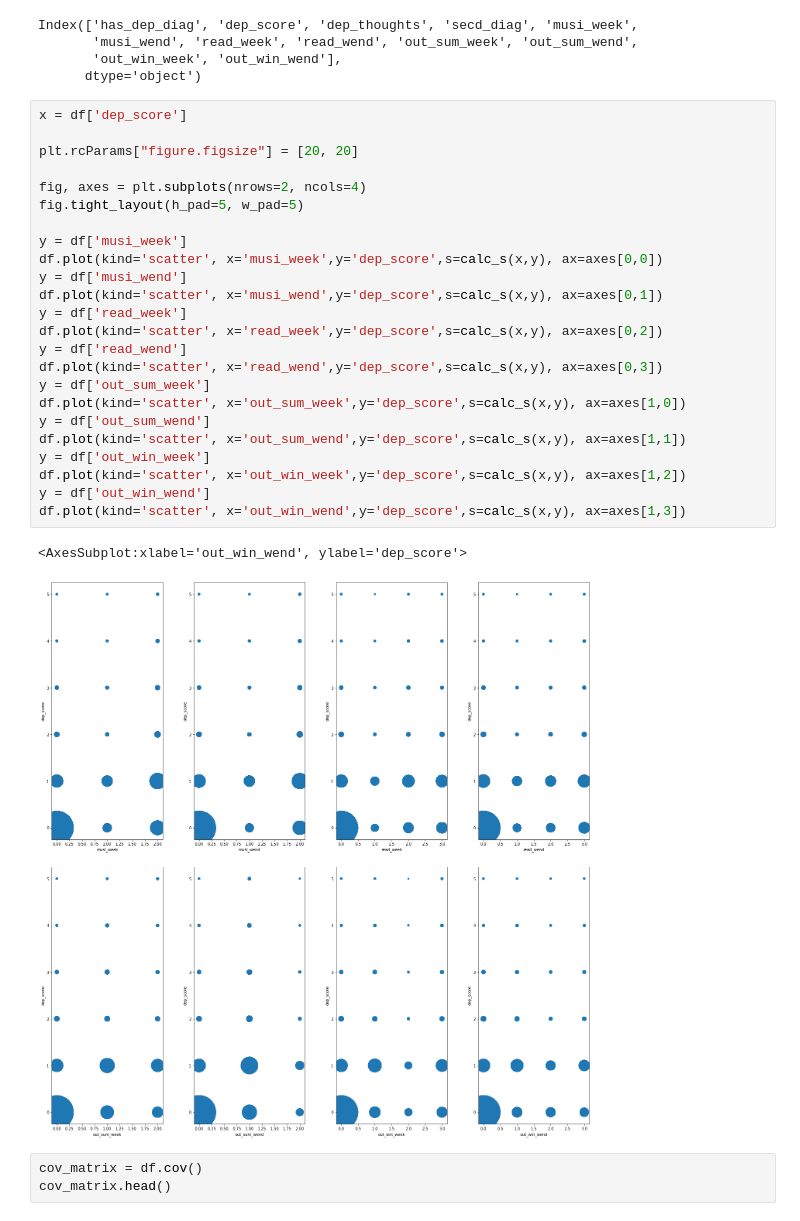
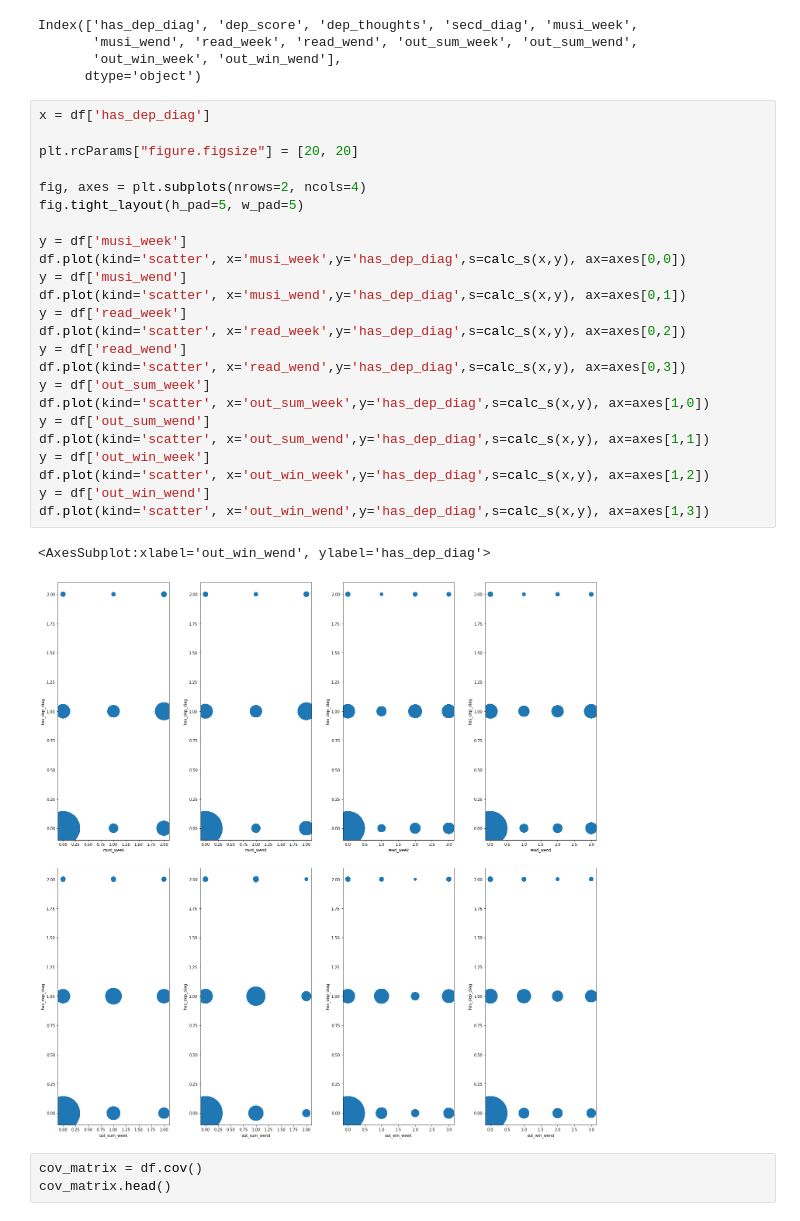
Before and after one commit to phillipSloan/applied-data-science, a Jupyter notebook: personal-notebooks/data-exploration-phillip.ipynb, the cells around one changed output. Drawn from its saved outputs; the diff is of its cells as text.

```diff
--- a/personal-notebooks/data-exploration-phillip.ipynb
+++ b/personal-notebooks/data-exploration-phillip.ipynb
@@ -88,32 +88,32 @@ Index(['has_dep_diag', 'dep_score', 'dep_thoughts', 'secd_diag', 'musi_week',
        'out_win_week', 'out_win_wend'],
       dtype='object')
 # %%
-x = df['dep_score']
+x = df['has_dep_diag']
 
 plt.rcParams["figure.figsize"] = [20, 20]
 
 fig, axes = plt.subplots(nrows=2, ncols=4)
 fig.tight_layout(h_pad=5, w_pad=5)
 
 y = df['musi_week']
-df.plot(kind='scatter', x='musi_week',y='dep_score',s=calc_s(x,y), ax=axes[0,0])
+df.plot(kind='scatter', x='musi_week',y='has_dep_diag',s=calc_s(x,y), ax=axes[0,0])
 y = df['musi_wend']
-df.plot(kind='scatter', x='musi_wend',y='dep_score',s=calc_s(x,y), ax=axes[0,1])
+df.plot(kind='scatter', x='musi_wend',y='has_dep_diag',s=calc_s(x,y), ax=axes[0,1])
 y = df['read_week']
-df.plot(kind='scatter', x='read_week',y='dep_score',s=calc_s(x,y), ax=axes[0,2])
+df.plot(kind='scatter', x='read_week',y='has_dep_diag',s=calc_s(x,y), ax=axes[0,2])
 y = df['read_wend']
-df.plot(kind='scatter', x='read_wend',y='dep_score',s=calc_s(x,y), ax=axes[0,3])
+df.plot(kind='scatter', x='read_wend',y='has_dep_diag',s=calc_s(x,y), ax=axes[0,3])
 y = df['out_sum_week']
-df.plot(kind='scatter', x='out_sum_week',y='dep_score',s=calc_s(x,y), ax=axes[1,0])
+df.plot(kind='scatter', x='out_sum_week',y='has_dep_diag',s=calc_s(x,y), ax=axes[1,0])
 y = df['out_sum_wend']
-df.plot(kind='scatter', x='out_sum_wend',y='dep_score',s=calc_s(x,y), ax=axes[1,1])
+df.plot(kind='scatter', x='out_sum_wend',y='has_dep_diag',s=calc_s(x,y), ax=axes[1,1])
 y = df['out_win_week']
-df.plot(kind='scatter', x='out_win_week',y='dep_score',s=calc_s(x,y), ax=axes[1,2])
+df.plot(kind='scatter', x='out_win_week',y='has_dep_diag',s=calc_s(x,y), ax=axes[1,2])
 y = df['out_win_wend']
-df.plot(kind='scatter', x='out_win_wend',y='dep_score',s=calc_s(x,y), ax=axes[1,3])
+df.plot(kind='scatter', x='out_win_wend',y='has_dep_diag',s=calc_s(x,y), ax=axes[1,3])
 # %% [output]
-<AxesSubplot:xlabel='out_win_wend', ylabel='dep_score'>
+<AxesSubplot:xlabel='out_win_wend', ylabel='has_dep_diag'>
-[figure, old version]
+[figure, new version]
 # %%
 cov_matrix = df.cov()
 cov_matrix.head()
```
Also changed, not shown: parts of 22 cells of this notebook, 1 other file.
